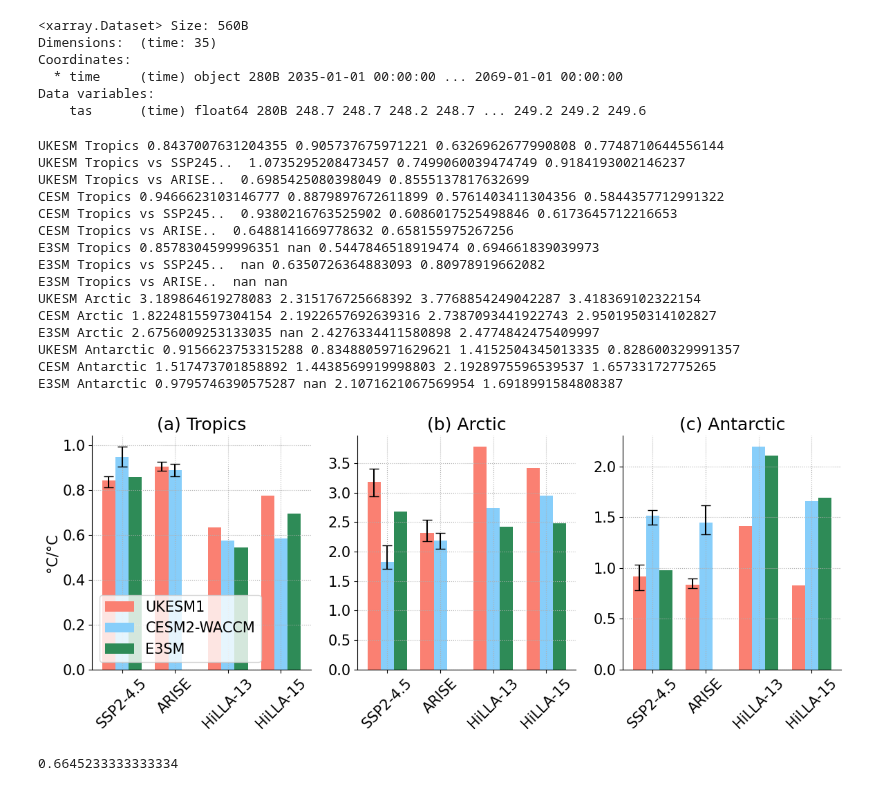
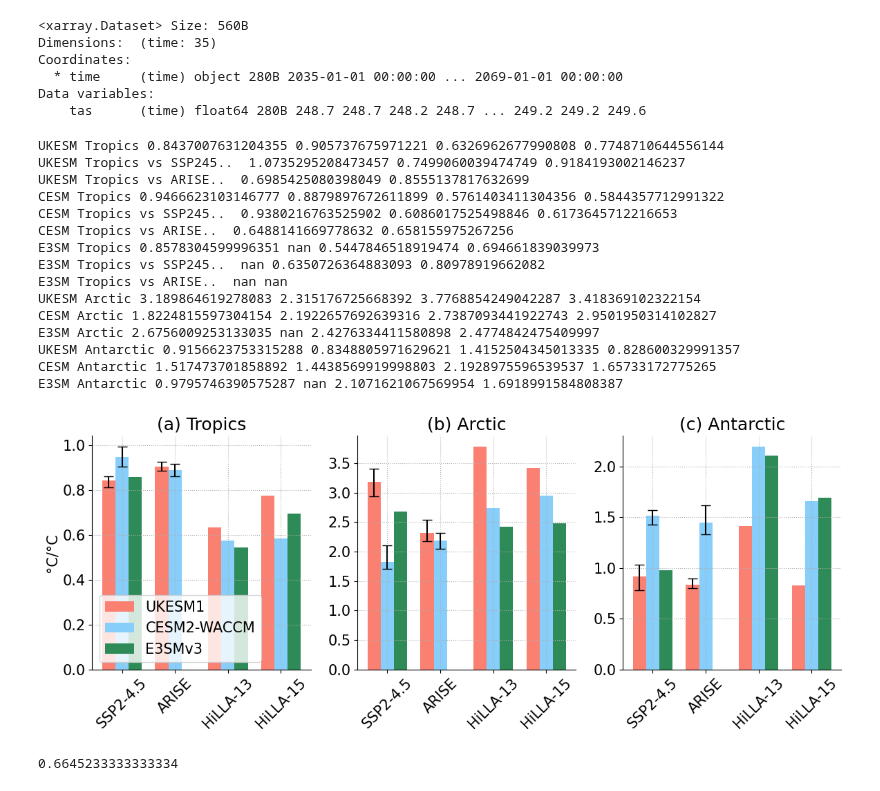
Before and after one commit to alistairduffey/HiLLA_MM, a Jupyter notebook: Prod_analysis/01a_cooling_timeseries_and_regional_efficiencies.ipynb, the cells around one changed output. Saved outputs shown, nothing was run; the diff lists cells and outputs as text; code cells hidden in the pictures.

```diff
--- a/Prod_analysis/01a_cooling_timeseries_and_regional_efficiencies.ipynb
+++ b/Prod_analysis/01a_cooling_timeseries_and_regional_efficiencies.ipynb
@@ -428,7 +428,7 @@ fig, axs = plt.subplots(2, 2, figsize=(14, 11))
 
 run_labels = ['ARISE', 'HiLLA-13', 'HiLLA-15']
 titles = ['(a) Global', '(b) Tropics', '(c) Arctic', '(d) Antarctic']
-modeldict = {'UKESM':'UKESM1', 'CESM':'CESM2-WACCM', 'E3SM':'E3SM'}
+modeldict = {'UKESM':'UKESM1', 'CESM':'CESM2-WACCM', 'E3SM':'E3SMv3'}
 
 x = np.arange(len(run_labels))  # bar positions
 bar_width = 0.25  # width of each bar
@@ -533,7 +533,7 @@ fig, axs = plt.subplots(1, 3, figsize=(12, 5))
 
 run_labels = ['SSP2-4.5', 'ARISE', 'HiLLA-13', 'HiLLA-15']
 titles = ['(a) Tropics', '(b) Arctic', '(c) Antarctic']
-modeldict = {'UKESM':'UKESM1', 'CESM':'CESM2-WACCM', 'E3SM':'E3SM'}
+modeldict = {'UKESM':'UKESM1', 'CESM':'CESM2-WACCM', 'E3SM':'E3SMv3'}
 
 x = np.arange(len(run_labels))  # bar positions
 bar_width = 0.25  # width of each bar
@@ -597,34 +597,34 @@ for region in ['Tropics', 'Arctic', 'Antarctic']:
 
     ax.set_xticks(x)
     ax.set_xticklabels(run_labels, rotation=45)
     #if l < 2:
     #    ax.set_ylim(None, 1.58)
 
     if l==0:
         ax.legend(fontsize='medium')
         ax.set_ylabel('°C/°C')
     l=l+1
 
 
 plt.tight_layout()
 plt.savefig('Figures/Regional_coolings_per_unit_global_all.jpg', dpi=300, bbox_inches='tight')
 # %% [output]
 UKESM Tropics 0.8437007631204355 0.905737675971221 0.6326962677990808 0.7748710644556144
 UKESM Tropics vs SSP245..  1.0735295208473457 0.7499060039474749 0.9184193002146237
 UKESM Tropics vs ARISE..  0.6985425080398049 0.8555137817632699
 CESM Tropics 0.9466623103146777 0.8879897672611899 0.5761403411304356 0.5844357712991322
 CESM Tropics vs SSP245..  0.9380216763525902 0.6086017525498846 0.6173645712216653
 CESM Tropics vs ARISE..  0.6488141669778632 0.658155975267256
 E3SM Tropics 0.8578304599996351 nan 0.5447846518919474 0.694661839039973
 E3SM Tropics vs SSP245..  nan 0.6350726364883093 0.80978919662082
 E3SM Tropics vs ARISE..  nan nan
 UKESM Arctic 3.189864619278083 2.315176725668392 3.7768854249042287 3.418369102322154
 CESM Arctic 1.8224815597304154 2.1922657692639316 2.7387093441922743 2.9501950314102827
 E3SM Arctic 2.6756009253133035 nan 2.4276334411580898 2.4774842475409997
 UKESM Antarctic 0.9156623753315288 0.8348805971629621 1.4152504345013335 0.828600329991357
 CESM Antarctic 1.517473701858892 1.4438569919998803 2.1928975596539537 1.65733172775265
 E3SM Antarctic 0.9795746390575287 nan 2.1071621067569954 1.6918991584808387
-[figure, old version]
+[figure, new version]
 # %%
 np.mean([0.7499, 0.6086, 0.63507])
 # %% [output]
```
Also changed, not shown: parts of 2 cells of this notebook, 7 other files.
